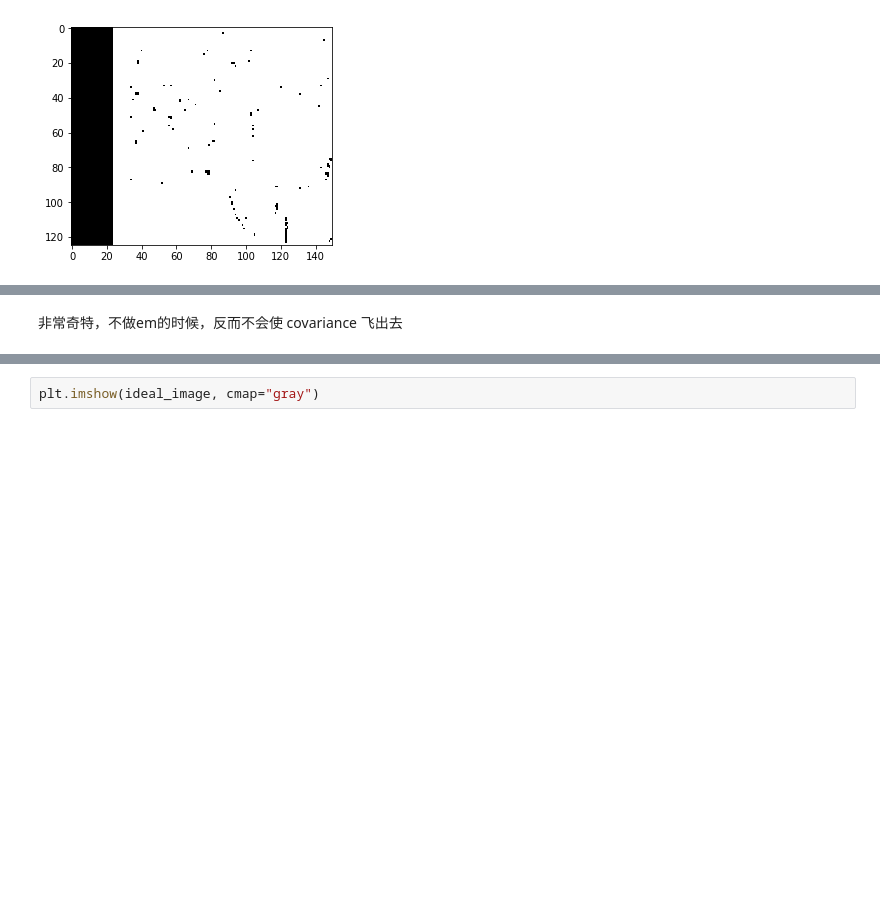
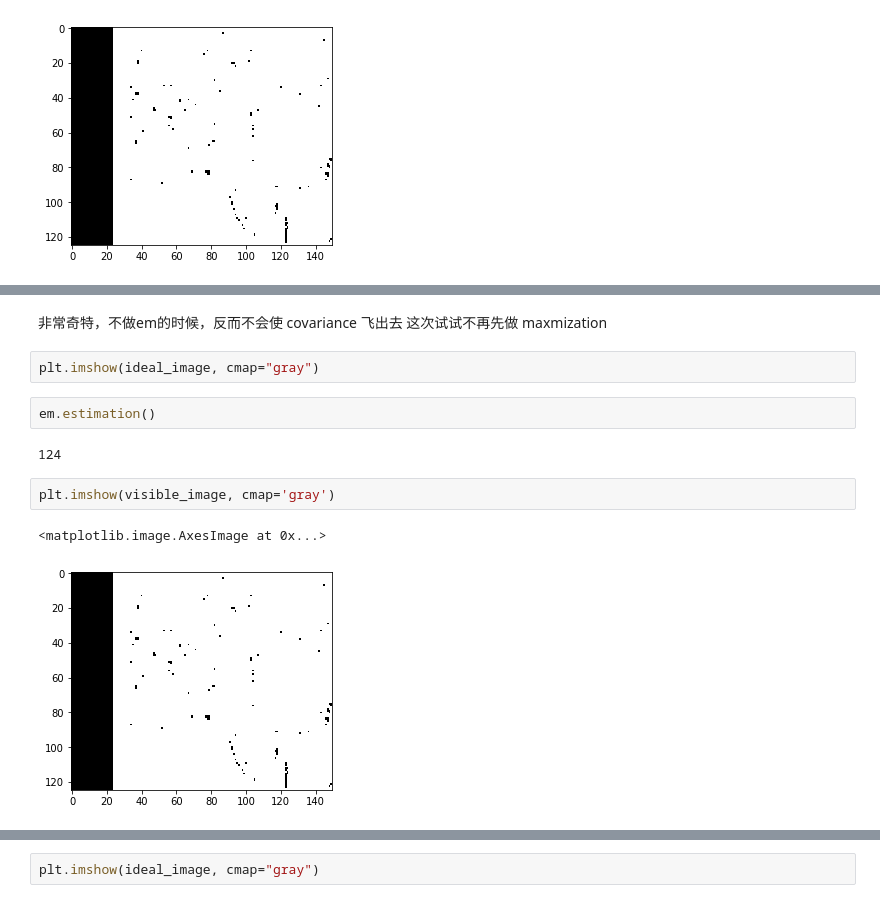
Before and after one commit to Yeeef/disparity-estimation, a Jupyter notebook: EM/code/Untitled3.ipynb, the cells around one changed output, grey strips where cells are left out. Drawn from its saved outputs; the diff is of its cells as text; blank space fills up the shorter version.

```diff
--- a/EM/code/Untitled3.ipynb
+++ b/EM/code/Untitled3.ipynb
@@ -33,2 +31,14 @@ em.maxmization()
 # %% [markdown]
 非常奇特，不做em的时候，反而不会使 covariance 飞出去
+这次试试不再先做 maxmization
+# %%
+plt.imshow(ideal_image, cmap="gray")
+# %%
+em.estimation()
+# %% [output]
+124
+# %%
+plt.imshow(visible_image, cmap='gray')
+# %% [output]
+<matplotlib.image.AxesImage at 0x...>
+[figure, added]
```
Also changed, not shown: parts of 23 cells of this notebook, 50 other files.
